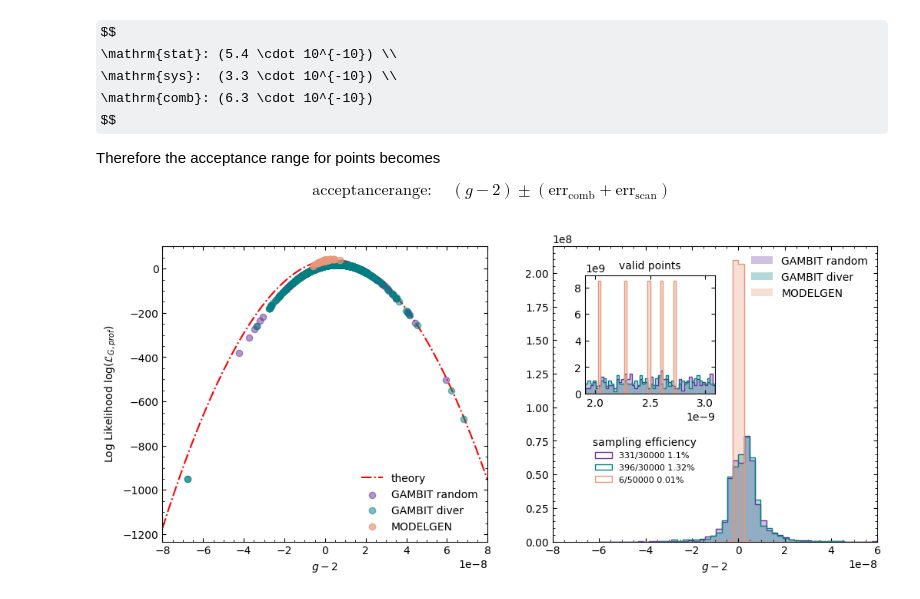
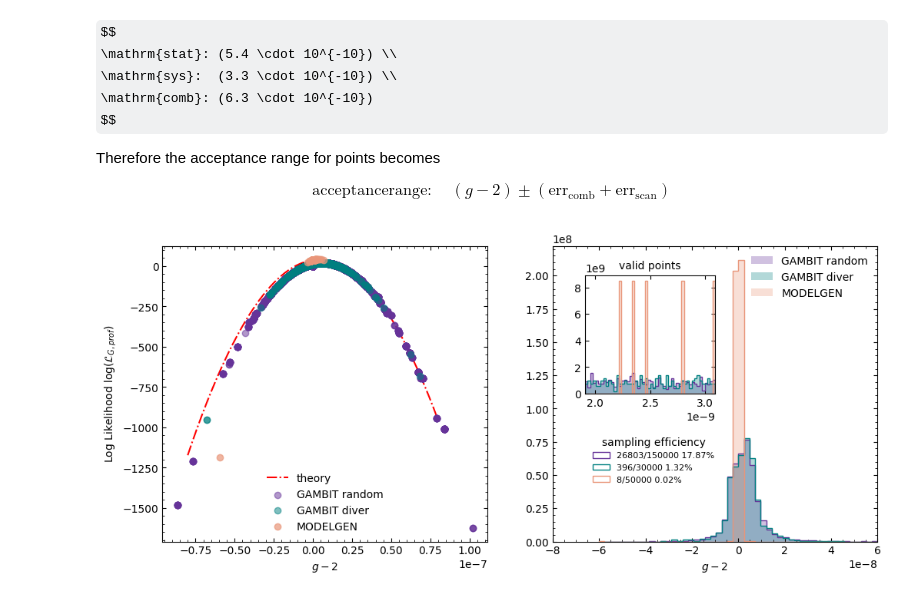
Before and after one commit to vallereichi/mssmscanning, a Jupyter notebook: MSSM/g-2.ipynb, the cells around one changed output. Cells and saved outputs as stored; diff of their text form; code cells hidden in the pictures; some formulas as TeX source.

```diff
--- a/MSSM/g-2.ipynb
+++ b/MSSM/g-2.ipynb
@@ -4,7 +4,17 @@ import numpy as np
 import matplotlib.pyplot as plt
 plt.style.use('default')
 # %%
-GAMBIT_RANDOM = "FS_MSSM7atQ_random_plain_gambit.hdf5"
+GAMBIT_RANDOM = "FS_MSSM7atQ_random_gambit.hdf5"
 GAMBIT_DIVER = "FS_MSSM7atQ_diver_gm2_gambit.hdf5"
 MODELGEN = "SP_MSSM7atQ_random_modelgen.hdf5"
-VERSION = "v5"
+VERSION = 7
+
+def open_scan(file_name: str, version: str = VERSION) -> h5py.File:
+    """open a scan file and return the h5py File object"""
+    file_path = f"../data/version-{version}/{file_name}"
+
+    return h5py.File(file_path, "r")["MSSM"]
+
+scan_modelgen = open_scan(MODELGEN)
+scan_gambit_random = open_scan(GAMBIT_RANDOM)
+scan_gambit_diver = open_scan(GAMBIT_DIVER)
@@ -114,7 +110,7 @@ ax1.plot(np.linspace(-8e-8, 8e-8, 1000),  lnL_theory, linestyle='-.', color='red
 ax1.scatter(gm2_gr, lnL_gm2_gr, color='rebeccapurple', marker='o', alpha=0.5, label="GAMBIT random")
 ax1.scatter(gm2_gd, lnL_gm2_gd, color='teal', marker='o', alpha=0.5, label="GAMBIT diver")
 ax1.scatter(gm2_mg, lnL_gm2_mg, color='darksalmon', marker='o', alpha=0.7, label="MODELGEN")
-ax1.set_xlim(-8e-8, 8e-8)
+# ax1.set_xlim(-8e-8, 8e-8)
 
 ax1.set_xlabel("$g - 2$")
 ax1.set_ylabel("Log Likelihood $\\mathrm{log}(\\mathcal{L}_{G, prof})$")
@@ -126,31 +122,31 @@ ax2.hist(gm2_gr, bins=50, range=(-6e-8, 6e-8), density=True, histtype='stepfille
 ax2.hist(gm2_gd, bins=50, range=(-6e-8, 6e-8), density=True, histtype='stepfilled', alpha=0.3, facecolor='teal',          label=f"GAMBIT diver")
 ax2.hist(gm2_mg, bins=50, range=(-6e-8, 6e-8), density=True, histtype='stepfilled', alpha=0.3, facecolor='darksalmon',    label=f"MODELGEN")
 ax2.hist(gm2_gr, bins=50, range=(-6e-8, 6e-8), density=True, histtype='step', edgecolor='rebeccapurple')
 ax2.hist(gm2_gd, bins=50, range=(-6e-8, 6e-8), density=True, histtype='step', edgecolor='teal')
 ax2.hist(gm2_mg, bins=50, range=(-6e-8, 6e-8), density=True, histtype='step', edgecolor='darksalmon')
 ax2.set_xlabel("$g - 2$")
 ax2.minorticks_on()
 ax2.tick_params(axis='both', which='both', direction='in', top=True, right=True)
 ax2.set_xlim(-8e-8, 6e-8)
 ax2.legend(frameon=False)
 
 ax3 = ax2.inset_axes([0.1, 0.5, 0.4, 0.4], transform=ax2.transAxes)
 ax3.hist(acc_points_gr, bins=50, range=acceptance_range, density=True, histtype='stepfilled', alpha=0.3, facecolor='rebeccapurple')
 ax3.hist(acc_points_gd, bins=50, range=acceptance_range, density=True, histtype='stepfilled', alpha=0.3, facecolor='teal')
 ax3.hist(acc_points_mg, bins=50, range=acceptance_range, density=True, histtype='stepfilled', alpha=0.3, facecolor='darksalmon')
 ax3.hist(acc_points_gr, bins=50, range=acceptance_range, density=True, histtype='step', edgecolor='rebeccapurple', label=f"{len(acc_points_gr)}/{len(scan_gambit_random["LogLike"][:])} {round(eff_gr, 2)}%")
 ax3.hist(acc_points_gd, bins=50, range=acceptance_range, density=True, histtype='step', edgecolor='teal', label=f"{len(acc_points_gd)}/{len(scan_gambit_diver["LogLike"][:])} {round(eff_gd, 2)}%")
 ax3.hist(acc_points_mg, bins=50, range=acceptance_range, density=True, histtype='step', edgecolor='darksalmon', label=f"{len(acc_points_mg)}/{len(scan_modelgen["GM2_gmuon"][:])} {round(eff_mg, 2)}%")
 ax3.set_xlim(acceptance_range[0], acceptance_range[1])
 ax3.tick_params(axis='both', which='both', direction='in', top=True, right=True)
 ax3.set_title("valid points", fontsize=10)
 ax3.legend(frameon=False, fontsize=8, title="sampling efficiency", bbox_to_anchor=(0., -0.3), loc='upper left')
 
 
 
 
 
 
 plt.show()
 # %% [output]
-[figure, old version]
+[figure, new version]
```
Also changed, not shown: parts of 3 cells of this notebook.
